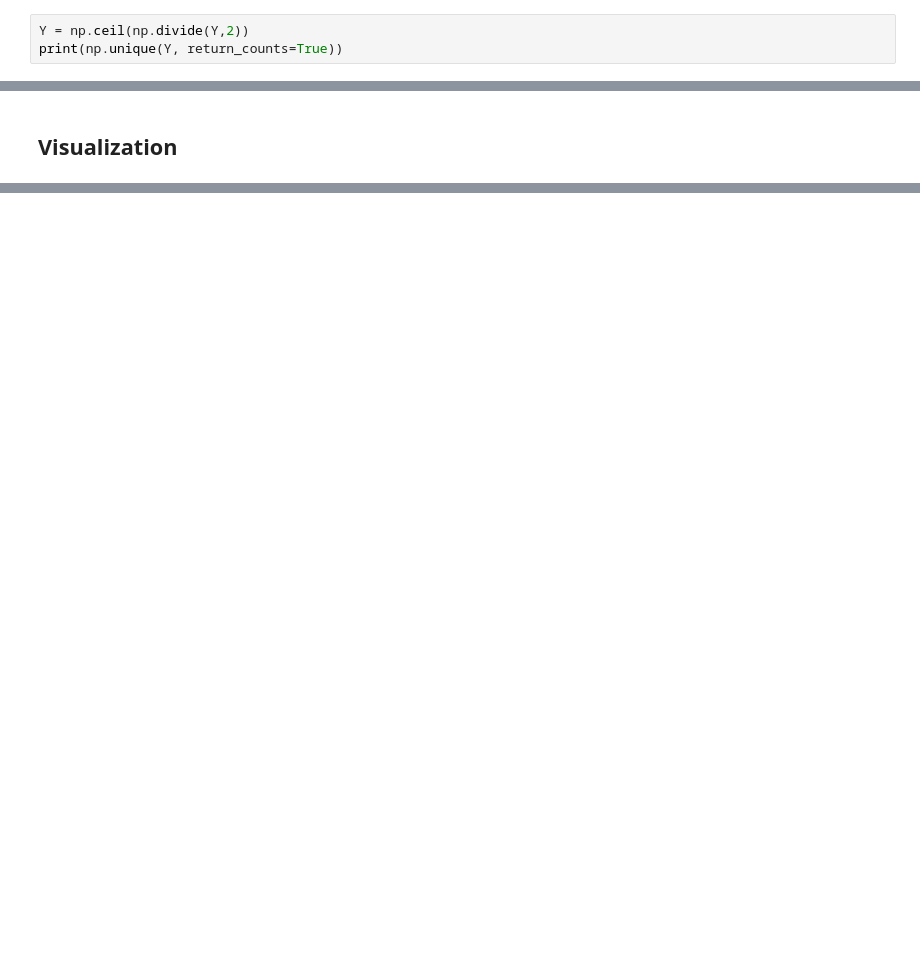
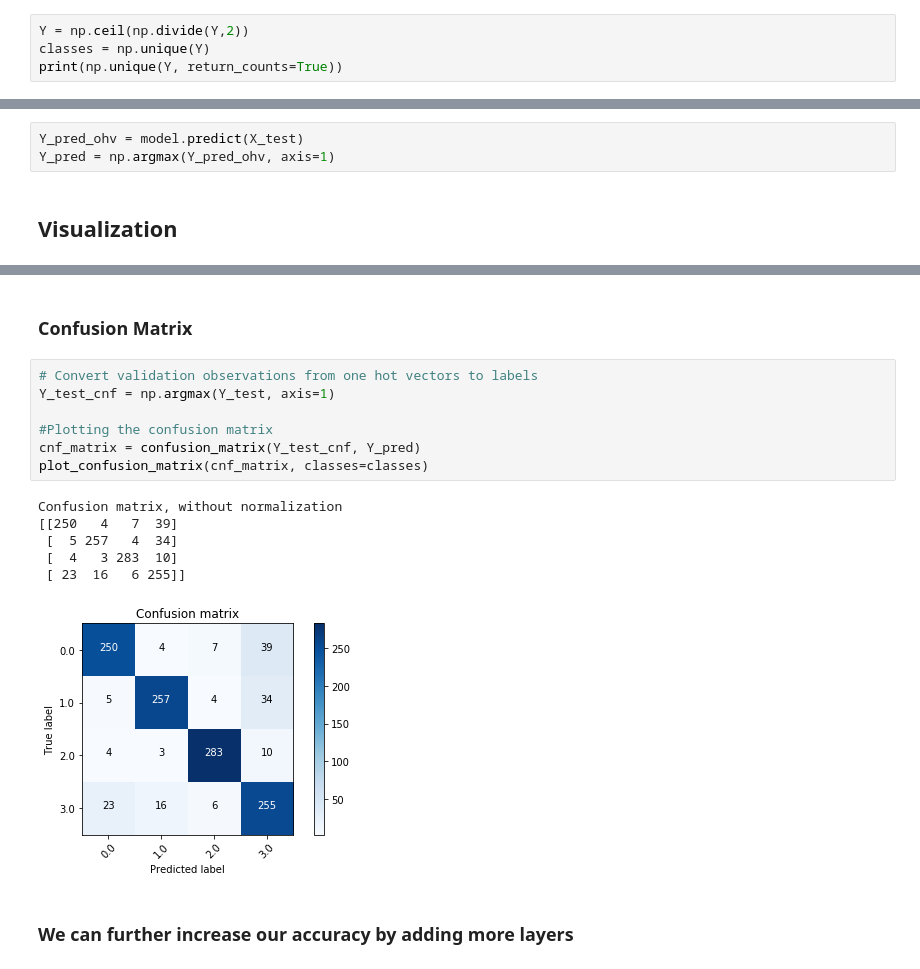
Before and after one commit to CheshtaK/MIDAS-Task, a Jupyter notebook: root/CV_problem/CV_problem.ipynb, the cells around one changed output, grey strips where cells are left out. Cells and saved outputs as stored; diff of their text form; blank space fills up the shorter version.

```diff
--- a/root/CV_problem/CV_problem.ipynb
+++ b/root/CV_problem/CV_problem.ipynb
@@ -49,6 +49,7 @@ print(np.unique(Y, return_counts=True))
 #### Since the labels are 0,2,3 and 6, we have to convert them to 0,1,2,3 so that they can be converted into one hot vectors to perform CNN
 # %%
 Y = np.ceil(np.divide(Y,2))
+classes = np.unique(Y)
 print(np.unique(Y, return_counts=True))
 # %% [output]
 (array([0., 1., 2., 3.]), array([2000, 2000, 2000, 2000], dtype=int64))
@@ -200,3 +203,6 @@ Accuracy:  87.08 %
+# %%
+Y_pred_ohv = model.predict(X_test)
+Y_pred = np.argmax(Y_pred_ohv, axis=1)
 # %% [markdown]
 ## Visualization
 # %%
@@ -220,0 +230,18 @@ plt.show()
+# %% [markdown]
+### Confusion Matrix
+# %%
+# Convert validation observations from one hot vectors to labels
+Y_test_cnf = np.argmax(Y_test, axis=1)
+
+#Plotting the confusion matrix
+cnf_matrix = confusion_matrix(Y_test_cnf, Y_pred)
+plot_confusion_matrix(cnf_matrix, classes=classes)
+# %% [output]
+Confusion matrix, without normalization
+[[250   4   7  39]
+ [  5 257   4  34]
+ [  4   3 283  10]
+ [ 23  16   6 255]]
+[figure, added]
+# %% [markdown]
+### We can further increase our accuracy by adding more layers
```
Also changed, not shown: parts of 2 cells of this notebook, 3 other files.
